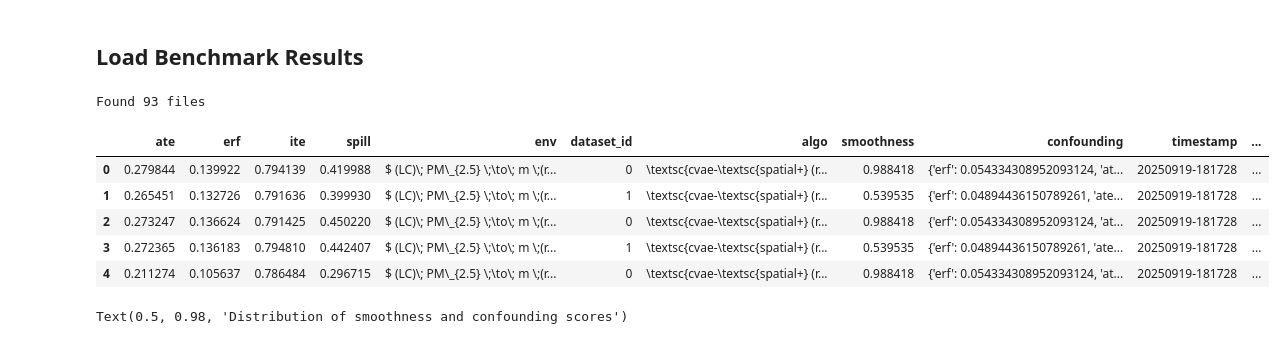
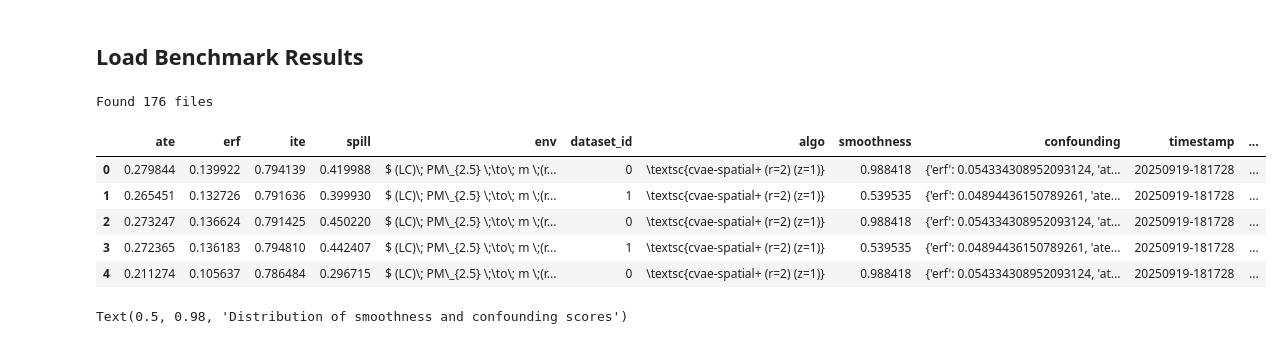
Before and after one commit to moprescu/Spatial-CI, a Jupyter notebook: benchmarks/leaderboard-Copy1.ipynb, the cells around one changed output. Saved outputs shown, nothing was run; the diff lists cells and outputs as text; code cells hidden in the pictures.

```diff
--- a/benchmarks/leaderboard-Copy1.ipynb
+++ b/benchmarks/leaderboard-Copy1.ipynb
@@ -25,13 +25,18 @@ algomap = {
     "s2sls-lag1": "\\textsc{s2sls-lag1}",
     # "s2sls-lag2": "\\textsc{s2sls-lag2}",
     # "xgboost": "\\textsc{xgboost}",
+    "unet": "\\textsc{unet}",
+}
+
+deconfoundermap = {
+    "spatialplus": "spatial+",
     "unet": "unet",
 }
 
 for head in ["unet", "spatialplus"]:
     for r in [0, 1, 2]:
         for l in [2, 4, 8, 16, 32, 64]:
-            algomap[f"deconfounder_r{r}_{head}_{l}"] = f"\\textsc{{cvae-{algomap[head]} (r={r}) (l={l//2})}}"
+            algomap[f"deconfounder_r{r}_{head}_{l}"] = f"\\textsc{{cvae-{deconfoundermap[head]} (r={r}) (z={l//2})}}"
 
 envmap = {
     "pm25grid_rad1_so4_pm_disc": r"$ (LC)\; SO\_{4} \;\to\; PM\_{2.5}\; (r=1) $",
@@ -70,39 +75,40 @@ results = pd.DataFrame(results)
 results = (
     results
     .assign(confounding_erf=[x["erf"] for x in results["confounding"]])
     .assign(confounding_ate=[x["ate"] for x in results["confounding"]])
     .assign(confounding_ite=[x["ite"] for x in results["confounding"]])
     .assign(confounding_importance=[x["importance"] for x in results["confounding"]])
     # .query("algo != 's2sls-lag2' and algo != 'xgboost'")
     .assign(algo=results.algo.map(algomap))
     .assign(env=results.env.map(envmap))
     .assign(miss=results.miss.map(varmap))
 )
 smooth_thrsh= results.smoothness.median()
 conf_erf_thrsh = np.nanquantile(results.confounding_erf, 0.5)
 
 conf_erf_thrsh = 0.03
 conf_ate_thrsh = np.nanquantile(results.confounding_ate, 0.5)
 conf_ite_thrsh = np.nanquantile(results.confounding_ite, 0.5)
 conf_imp_thrsh = np.nanquantile(results.confounding_importance, 0.5)
 results = (
     results
     .assign(smooth_level=["high" if x > smooth_thrsh else "low" for x in results["smoothness"]])
     .assign(conf_ate_level=["high" if x > conf_ate_thrsh else "low" for x in results["confounding_ate"]])
     .assign(conf_erf_level=["high" if x > conf_erf_thrsh else "low" for x in results["confounding_erf"]])
     .assign(conf_ite_level=["high" if x > conf_ite_thrsh else "low" for x in results["confounding_ite"]])
     .assign(conf_imp_level=["high" if x > conf_imp_thrsh else "low" for x in results["confounding_importance"]])
 )
 results = results.fillna(value=np.nan)
+results.loc[results['algo'].str.contains(r'\(r=0\)', na=False), 'spill'] = np.nan
 results.head()
 # %% [output]
-Found 93 files
+Found 176 files
 |  | ate | erf | ite | spill | env | dataset_id | algo | smoothness | confounding | timestamp | ... |
-| 0 | 0.279844 | 0.139922 | 0.794139 | 0.419988 | $ (LC)\; PM\_{2.5} \;\to\; m \;(r... | 0 | \textsc{cvae-\textsc{spatial+} (r... | 0.988418 | {'erf': 0.054334308952093124, 'at... | 20250919-181728 | ... |
-| 1 | 0.265451 | 0.132726 | 0.791636 | 0.399930 | $ (LC)\; PM\_{2.5} \;\to\; m \;(r... | 1 | \textsc{cvae-\textsc{spatial+} (r... | 0.539535 | {'erf': 0.04894436150789261, 'ate... | 20250919-181728 | ... |
-| 2 | 0.273247 | 0.136624 | 0.791425 | 0.450220 | $ (LC)\; PM\_{2.5} \;\to\; m \;(r... | 0 | \textsc{cvae-\textsc{spatial+} (r... | 0.988418 | {'erf': 0.054334308952093124, 'at... | 20250919-181728 | ... |
-| 3 | 0.272365 | 0.136183 | 0.794810 | 0.442407 | $ (LC)\; PM\_{2.5} \;\to\; m \;(r... | 1 | \textsc{cvae-\textsc{spatial+} (r... | 0.539535 | {'erf': 0.04894436150789261, 'ate... | 20250919-181728 | ... |
-| 4 | 0.211274 | 0.105637 | 0.786484 | 0.296715 | $ (LC)\; PM\_{2.5} \;\to\; m \;(r... | 0 | \textsc{cvae-\textsc{spatial+} (r... | 0.988418 | {'erf': 0.054334308952093124, 'at... | 20250919-181728 | ... |
+| 0 | 0.279844 | 0.139922 | 0.794139 | 0.419988 | $ (LC)\; PM\_{2.5} \;\to\; m \;(r... | 0 | \textsc{cvae-spatial+ (r=2) (z=1)} | 0.988418 | {'erf': 0.054334308952093124, 'at... | 20250919-181728 | ... |
+| 1 | 0.265451 | 0.132726 | 0.791636 | 0.399930 | $ (LC)\; PM\_{2.5} \;\to\; m \;(r... | 1 | \textsc{cvae-spatial+ (r=2) (z=1)} | 0.539535 | {'erf': 0.04894436150789261, 'ate... | 20250919-181728 | ... |
+| 2 | 0.273247 | 0.136624 | 0.791425 | 0.450220 | $ (LC)\; PM\_{2.5} \;\to\; m \;(r... | 0 | \textsc{cvae-spatial+ (r=2) (z=1)} | 0.988418 | {'erf': 0.054334308952093124, 'at... | 20250919-181728 | ... |
+| 3 | 0.272365 | 0.136183 | 0.794810 | 0.442407 | $ (LC)\; PM\_{2.5} \;\to\; m \;(r... | 1 | \textsc{cvae-spatial+ (r=2) (z=1)} | 0.539535 | {'erf': 0.04894436150789261, 'ate... | 20250919-181728 | ... |
+| 4 | 0.211274 | 0.105637 | 0.786484 | 0.296715 | $ (LC)\; PM\_{2.5} \;\to\; m \;(r... | 0 | \textsc{cvae-spatial+ (r=2) (z=1)} | 0.988418 | {'erf': 0.054334308952093124, 'at... | 20250919-181728 | ... |
 # %%
 # visualize smoothness and confounding distrib
 sns.set_theme(style="whitegrid")
```
Also changed, not shown: parts of 2 cells of this notebook, 28 other files.
